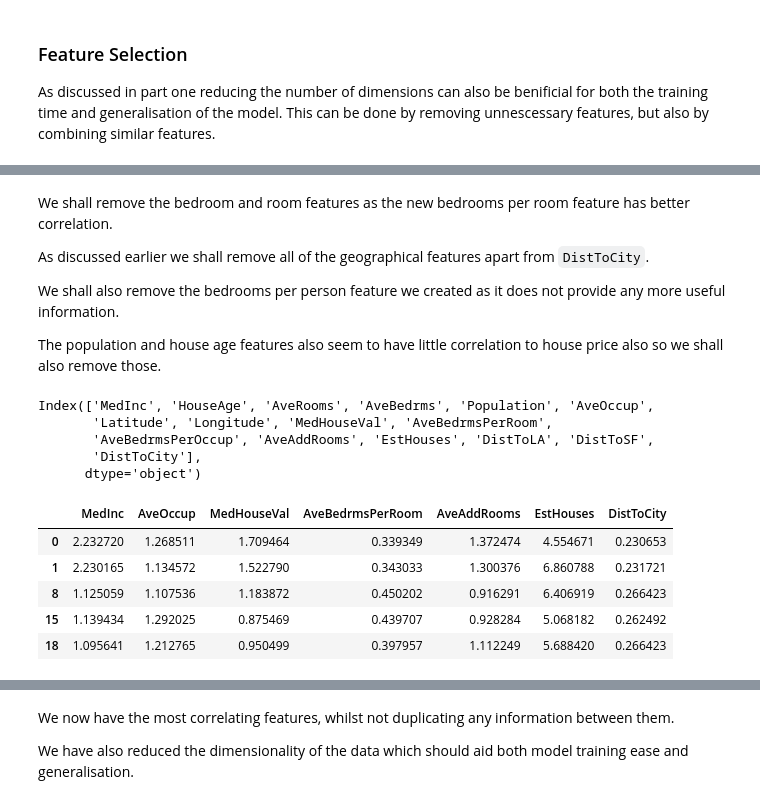
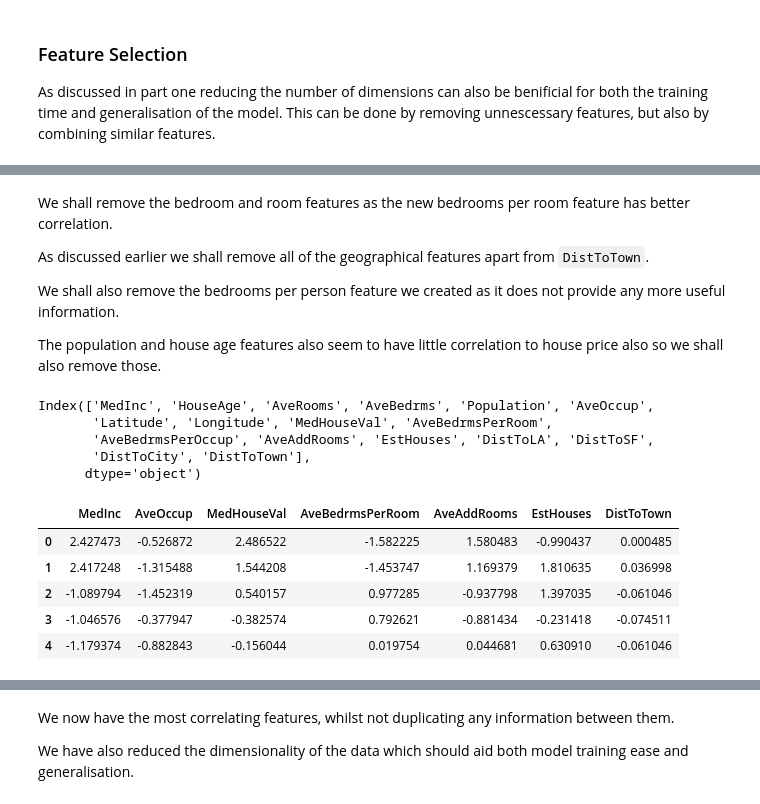
Before and after one commit to kaihulme/ml-analysis, a Jupyter notebook: notebooks/03_regression.ipynb, the cells around one changed output, grey strips where cells are left out. Drawn from its saved outputs; the diff is of its cells as text; code cells hidden in the pictures.

```diff
--- a/notebooks/03_regression.ipynb
+++ b/notebooks/03_regression.ipynb
@@ -385,0 +394,20 @@ This also looks like a log normal distribution, so lets take the log.
+# %%
+town_coords = np.array([[37.4613, -122.1997],
+                        [34.0195, -118.4912],
+                        [34.0736, -118.4004],
+                        [37.4419, -122.1430],
+                        [37.3852, -122.1141],
+                        [37.9624, -122.5550],
+                        [37.3841, -122.2352],
+                        [37.3478, -122.1008],
+                        [33.6189, -117.9298],
+                        [33.6061, -117.8912],
+                        [32.7157, -117.1611]])
+
+coords = np.asarray(extra_df[['Latitude', 'Longitude']])
+
+town_dists = np.asarray([np.sqrt((coords[:, 0] - town_coord[0])**2 +
+                                 (coords[:, 1] - town_coord[1])**2)
+                         for town_coord in town_coords])
+
+dist_to_town = np.min(town_dists, axis=0)
@@ -386,5 +416,5 @@ This also looks like a log normal distribution, so lets take the log.
 # %%
-extra_df['DistToCity'] = np.log1p(extra_df['DistToCity'])
-extra_df['DistToCity'].hist(bins=50, figsize=(12, 8))
+extra_df['DistToTown'] = dist_to_town
+extra_df['DistToTown'].hist(bins=50, figsize=(12, 8))
 # %% [output]
 <AxesSubplot:>
@@ -393,0 +448,6 @@ This data is still highly skewed but we shall apply some scaling to help with th
+# %%
+qt = QuantileTransformer(output_distribution="normal")
+normal_dist_to_town = qt.fit_transform(dist_to_town.reshape(-1, 1))
+
+extra_df['DistToTown'] = normal_dist_to_town
+extra_df['DistToTown'].hist(bins=100, figsize=(12, 8))
@@ -427,0 +495,6 @@ array([[<AxesSubplot:title={'center':'MedInc'}>,
+# %%
+qt = QuantileTransformer(output_distribution="normal")
+normal_transformed_df = pd.DataFrame(qt.fit_transform(extra_df),
+                                     columns=extra_df.columns)
+
+normal_transformed_df.hist(figsize=(16, 16), bins=50)
@@ -458,30 +556,30 @@ sns.pairplot(extra_df[non_geo])
 # %% [markdown]
 We shall remove the bedroom and room features as the new bedrooms per room feature has better correlation.
 
-As discussed earlier we shall remove all of the geographical features apart from `DistToCity`.
+As discussed earlier we shall remove all of the geographical features apart from `DistToTown`.
 
 We shall also remove the bedrooms per person feature we created as it does not provide any more useful information.
 
 The population and house age features also seem to have little correlation to house price also so we shall also remove those.
 # %%
-extra_df.columns
+normal_transformed_df.columns
 # %% [output]
 Index(['MedInc', 'HouseAge', 'AveRooms', 'AveBedrms', 'Population', 'AveOccup',
        'Latitude', 'Longitude', 'MedHouseVal', 'AveBedrmsPerRoom',
        'AveBedrmsPerOccup', 'AveAddRooms', 'EstHouses', 'DistToLA', 'DistToSF',
-       'DistToCity'],
+       'DistToCity', 'DistToTown'],
       dtype='object')
 # %%
-features_to_remove = ['AveRooms', 'AveBedrms',
-                      'Latitude', 'Longitude', 'DistToLA', 'DistToSF',
+features_to_remove = ['AveRooms', 'AveBedrms', 'Latitude', 'Longitude',
+                      'DistToLA', 'DistToSF', 'DistToCity',
                       'AveBedrmsPerOccup', 'Population', 'HouseAge']
 
-data = extra_df.drop(features_to_remove, axis=1, inplace=False)
+data = normal_transformed_df.drop(features_to_remove, axis=1, inplace=False)
 data.head()
 # %% [output]
-|  | MedInc | AveOccup | MedHouseVal | AveBedrmsPerRoom | AveAddRooms | EstHouses | DistToCity |
-| 0 | 2.232720 | 1.268511 | 1.709464 | 0.339349 | 1.372474 | 4.554671 | 0.230653 |
-| 1 | 2.230165 | 1.134572 | 1.522790 | 0.343033 | 1.300376 | 6.860788 | 0.231721 |
-| 8 | 1.125059 | 1.107536 | 1.183872 | 0.450202 | 0.916291 | 6.406919 | 0.266423 |
-| 15 | 1.139434 | 1.292025 | 0.875469 | 0.439707 | 0.928284 | 5.068182 | 0.262492 |
-| 18 | 1.095641 | 1.212765 | 0.950499 | 0.397957 | 1.112249 | 5.688420 | 0.266423 |
+|  | MedInc | AveOccup | MedHouseVal | AveBedrmsPerRoom | AveAddRooms | EstHouses | DistToTown |
+| 0 | 2.427473 | -0.526872 | 2.486522 | -1.582225 | 1.580483 | -0.990437 | 0.000485 |
+| 1 | 2.417248 | -1.315488 | 1.544208 | -1.453747 | 1.169379 | 1.810635 | 0.036998 |
+| 2 | -1.089794 | -1.452319 | 0.540157 | 0.977285 | -0.937798 | 1.397035 | -0.061046 |
+| 3 | -1.046576 | -0.377947 | -0.382574 | 0.792621 | -0.881434 | -0.231418 | -0.074511 |
+| 4 | -1.179374 | -0.882843 | -0.156044 | 0.019754 | 0.044681 | 0.630910 | -0.061046 |
```
Also changed, not shown: parts of 40 cells of this notebook, 3 other files.
